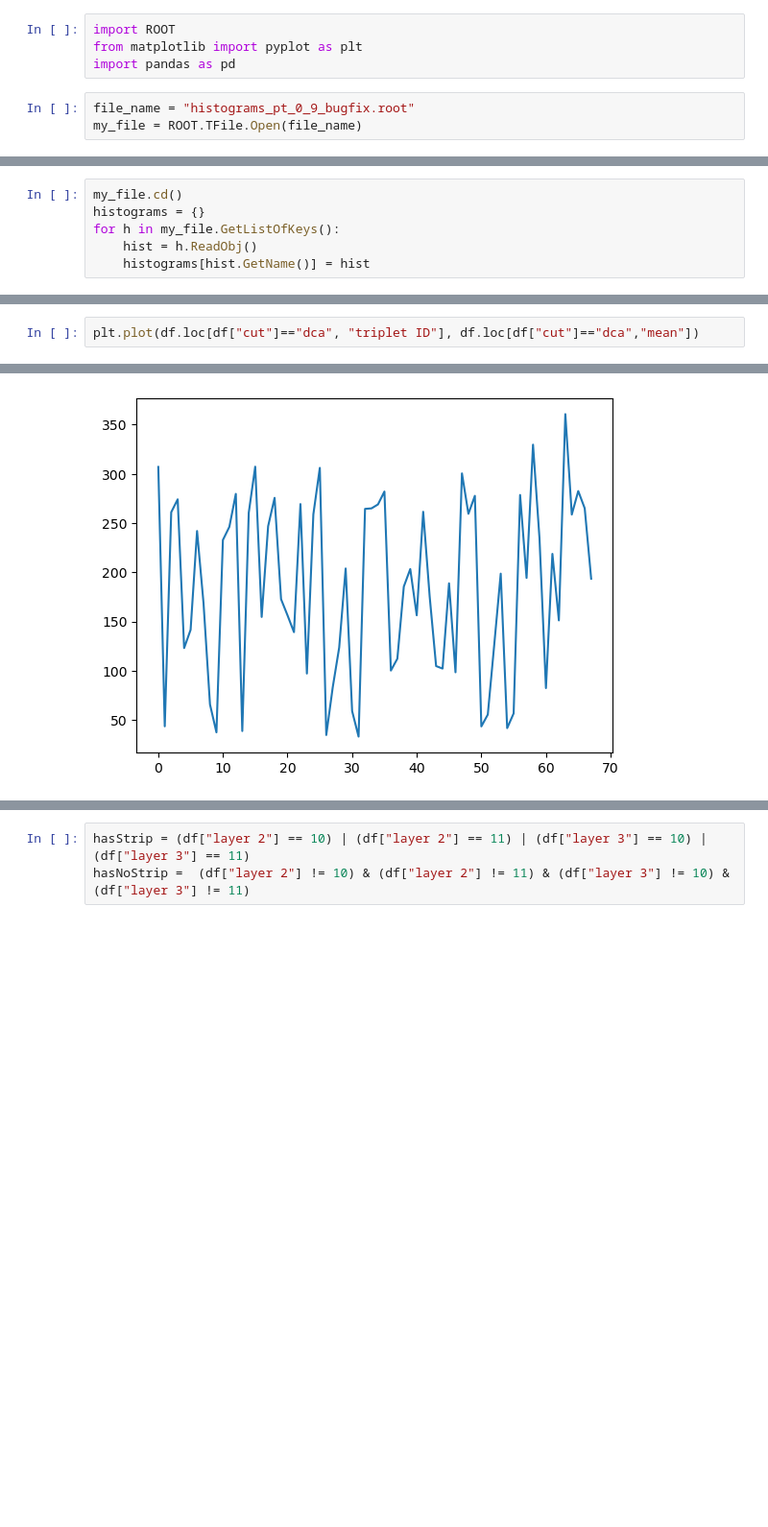
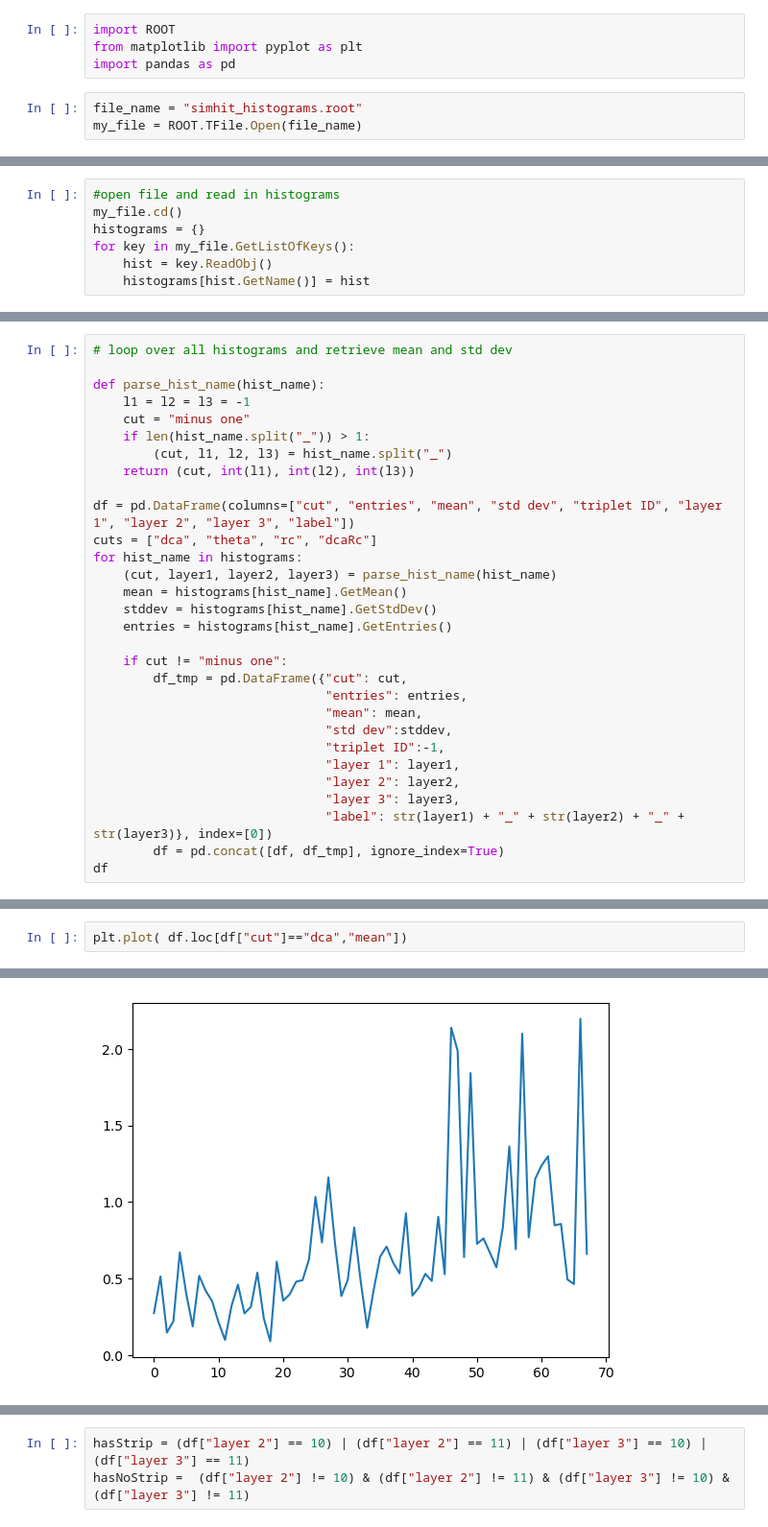
Before and after one commit to CarstenHensel/CAStripTools, a Jupyter notebook: ThetaDCA_Analyzer.ipynb, the cells around one changed output, grey strips where cells are left out. Shown at 96% size. Drawn from its saved outputs; the diff is of its cells as text; blank space fills up the shorter version.

Commit message:
histogram names now contain triplet

```diff
--- a/ThetaDCA_Analyzer.ipynb
+++ b/ThetaDCA_Analyzer.ipynb
@@ -3,5 +3,5 @@ import ROOT
 from matplotlib import pyplot as plt
 import pandas as pd
 # %%
-file_name = "histograms_pt_0_9_bugfix.root"
+file_name = "simhit_histograms.root"
 my_file = ROOT.TFile.Open(file_name)
@@ -11,6 +8,7 @@ triplet_ids  = [i for i in range(68)]
 # %%
+#open file and read in histograms
 my_file.cd()
 histograms = {}
-for h in my_file.GetListOfKeys():
-    hist = h.ReadObj()
+for key in my_file.GetListOfKeys():
+    hist = key.ReadObj()
     histograms[hist.GetName()] = hist
@@ -65,0 +15,30 @@ df
+# %%
+# loop over all histograms and retrieve mean and std dev
+
+def parse_hist_name(hist_name):
+    l1 = l2 = l3 = -1
+    cut = "minus one"
+    if len(hist_name.split("_")) > 1:
+        (cut, l1, l2, l3) = hist_name.split("_")
+    return (cut, int(l1), int(l2), int(l3))
+
+df = pd.DataFrame(columns=["cut", "entries", "mean", "std dev", "triplet ID", "layer 1", "layer 2", "layer 3", "label"])
+cuts = ["dca", "theta", "rc", "dcaRc"]
+for hist_name in histograms:
+    (cut, layer1, layer2, layer3) = parse_hist_name(hist_name)
+    mean = histograms[hist_name].GetMean()
+    stddev = histograms[hist_name].GetStdDev()
+    entries = histograms[hist_name].GetEntries()
+
+    if cut != "minus one":
+        df_tmp = pd.DataFrame({"cut": cut,
+                               "entries": entries,
+                               "mean": mean,
+                               "std dev":stddev,
+                               "triplet ID":-1,
+                               "layer 1": layer1,
+                               "layer 2": layer2,
+                               "layer 3": layer3,
+                               "label": str(layer1) + "_" + str(layer2) + "_" + str(layer3)}, index=[0])
+        df = pd.concat([df, df_tmp], ignore_index=True)
+df
@@ -66,5 +59,5 @@ df
 # %%
-plt.plot(df.loc[df["cut"]=="dca", "triplet ID"], df.loc[df["cut"]=="dca","mean"])
+plt.plot( df.loc[df["cut"]=="dca","mean"])
 # %% [output]
 [<matplotlib.lines.Line2D at 0x...>]
-[figure, old version]
+[figure, new version]
```
Also changed, not shown: parts of 13 cells of this notebook.
